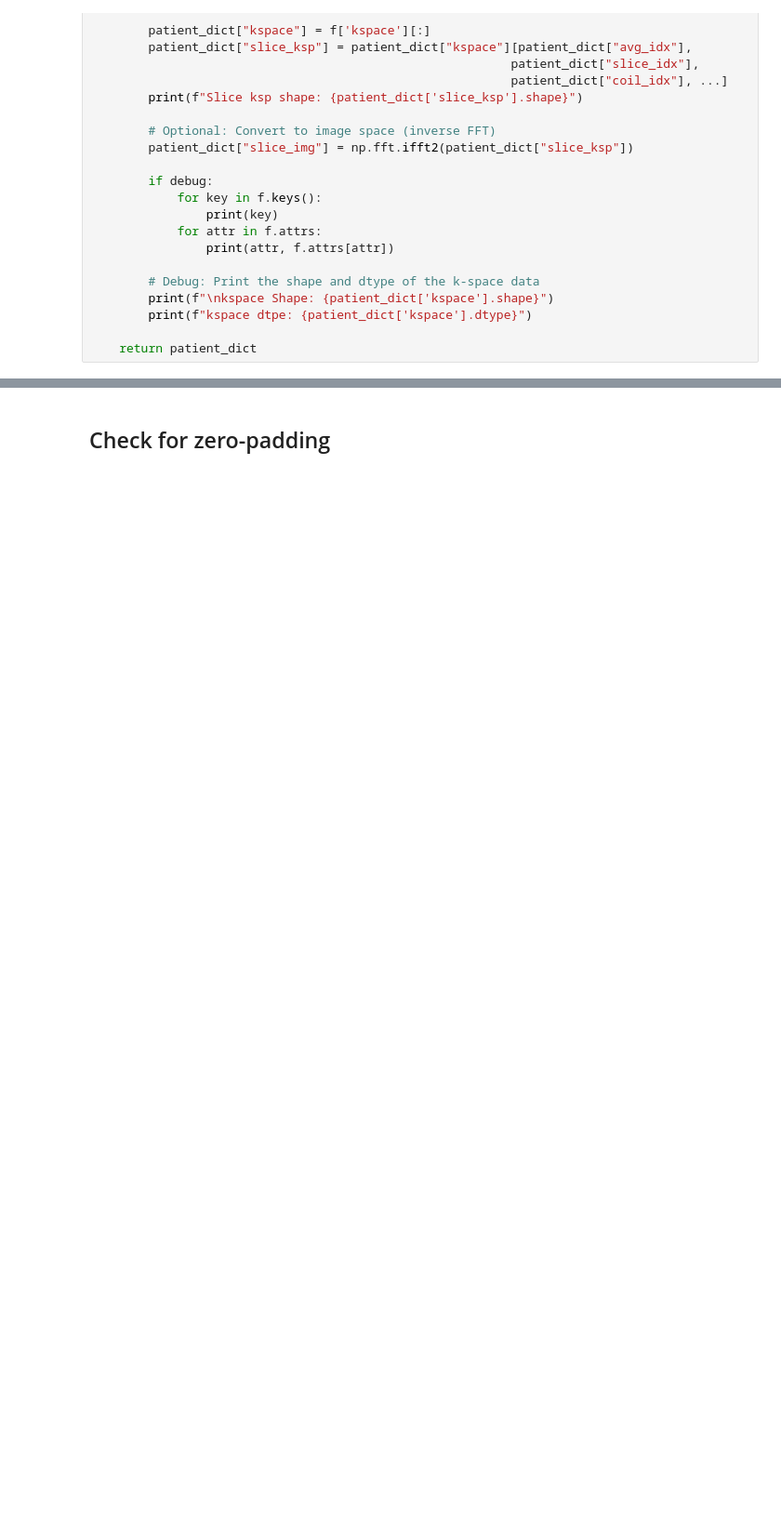
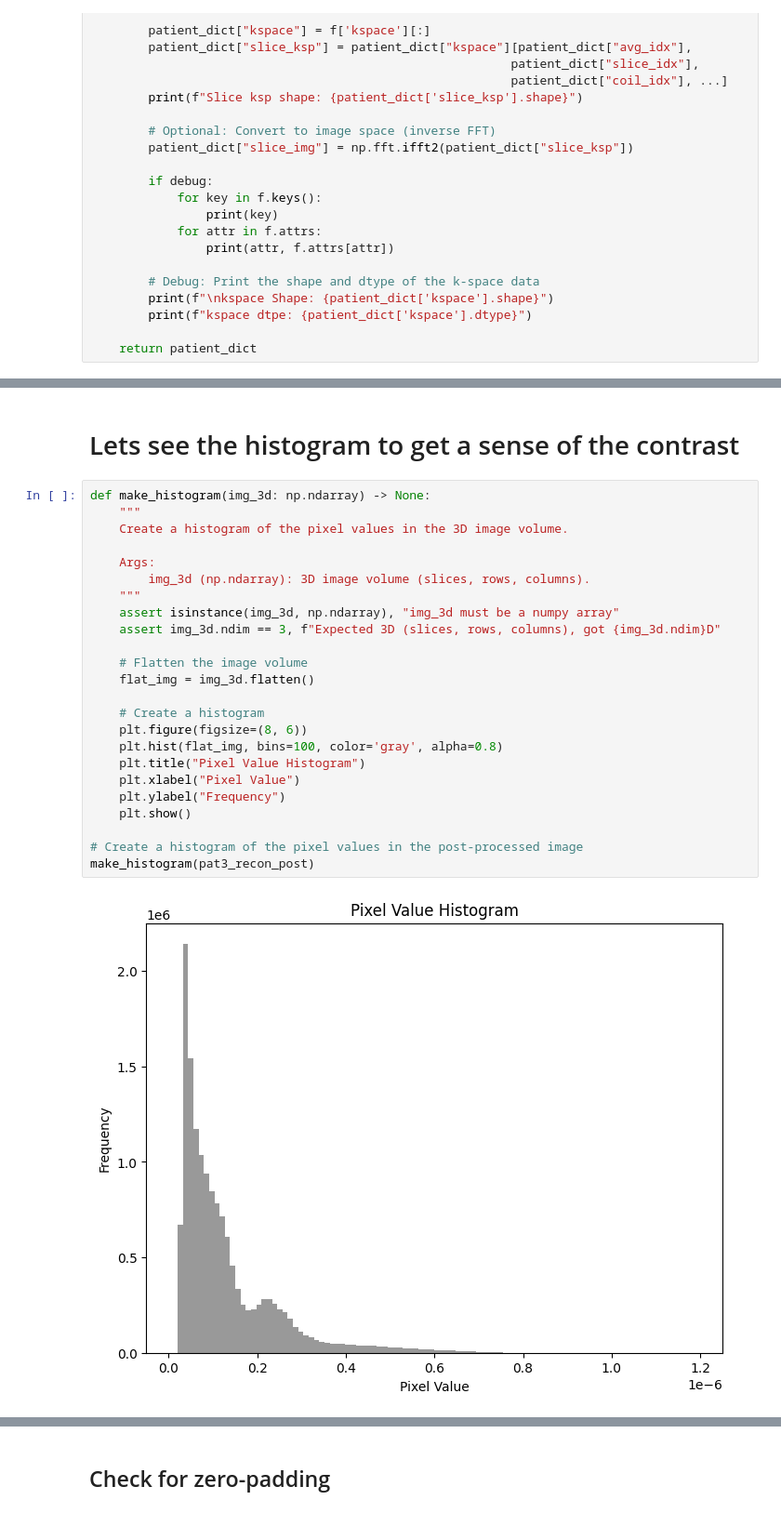
Before and after one commit to Quintin1995/Uncertainty-Quantification-Prostate-MRI, a Jupyter notebook: scripts/03_UQ_test.ipynb, the cells around one changed output, grey strips where cells are left out. Shown at 93% size. Drawn from its saved outputs; the diff is of its cells as text; blank space fills up the shorter version.

```diff
--- a/scripts/03_UQ_test.ipynb
+++ b/scripts/03_UQ_test.ipynb
@@ -99,0 +420,28 @@ kspace dtpe: complex64
+# %% [markdown]
+# Lets see the histogram to get a sense of the contrast
+# %%
+def make_histogram(img_3d: np.ndarray) -> None:
+    """
+    Create a histogram of the pixel values in the 3D image volume.
+
+    Args:
+        img_3d (np.ndarray): 3D image volume (slices, rows, columns).
+    """
+    assert isinstance(img_3d, np.ndarray), "img_3d must be a numpy array"
+    assert img_3d.ndim == 3, f"Expected 3D (slices, rows, columns), got {img_3d.ndim}D"
+
+    # Flatten the image volume
+    flat_img = img_3d.flatten()
+
+    # Create a histogram
+    plt.figure(figsize=(8, 6))
+    plt.hist(flat_img, bins=100, color='gray', alpha=0.8)
+    plt.title("Pixel Value Histogram")
+    plt.xlabel("Pixel Value")
+    plt.ylabel("Frequency")
+    plt.show()
+
+# Create a histogram of the pixel values in the post-processed image
+make_histogram(pat3_recon_post)
+# %% [output]
+[figure, added]
```
Also changed, not shown: parts of 15 cells of this notebook.
